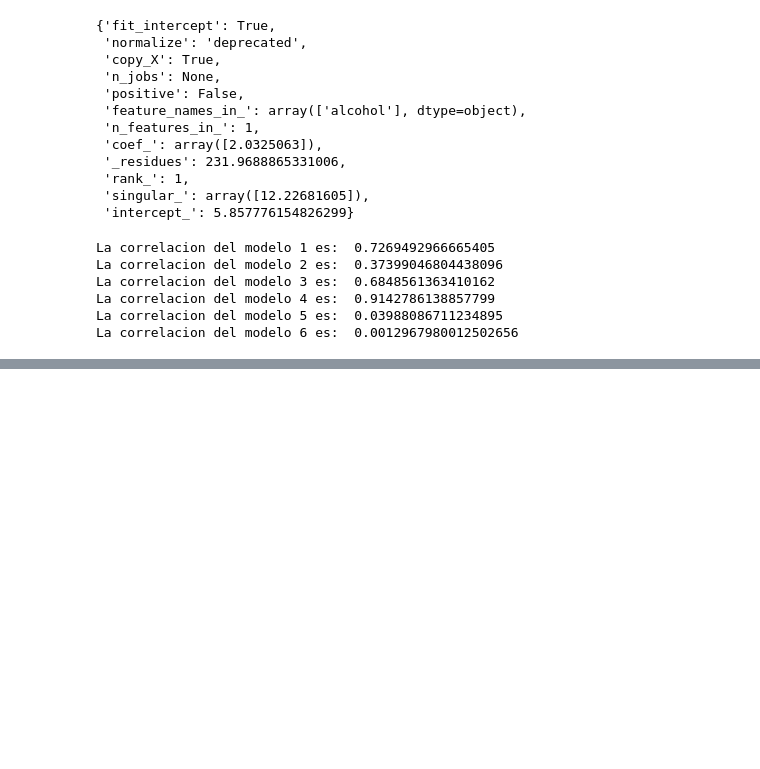
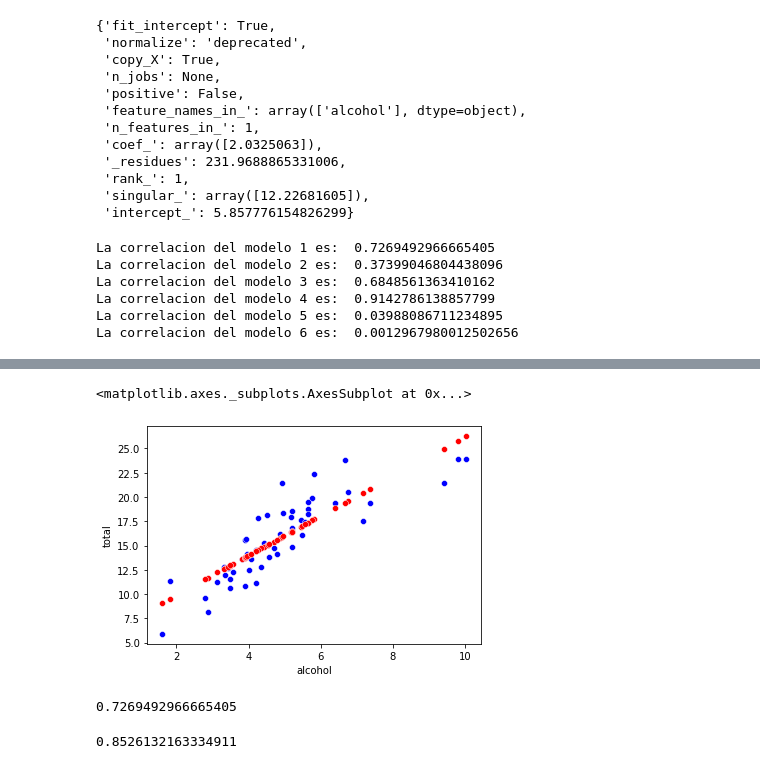
Before and after one commit to ReginaAbedrop/TI3002C, a Jupyter notebook: Regresion_lineal.ipynb, the cells around one changed output, grey strips where cells are left out. Cells and saved outputs as stored; diff of their text form; code cells hidden in the pictures; blank space fills up the shorter version.

```diff
--- a/Regresion_lineal.ipynb
+++ b/Regresion_lineal.ipynb
@@ -119,0 +114,5 @@ La correlacion del modelo 6 es:  0.0012967980012502656
+# %%
+#Predecimos los valores de total de accidentes a partir de la variable "alcohol"
+#y_pred= model.predict(X=df[['alcohol', 'speeding']])
+y_pred= model1.predict(X=df[['alcohol']])
+y_pred
@@ -119,0 +131,4 @@ La correlacion del modelo 6 es:  0.0012967980012502656
+# %%
+#Insertamos la columna de predicciones en el DataFrame
+df.insert(0, 'Predicciones', y_pred)
+df
@@ -119,0 +153,20 @@ La correlacion del modelo 6 es:  0.0012967980012502656
+# %%
+#Visualizamos la gráfica comparativa entre el total real y el total predecido
+
+sns.scatterplot(x='alcohol', y='total', color="blue", data=df)
+sns.scatterplot(x='alcohol', y='Predicciones', color="red", data=df)
+#sns.lineplot(x='alcohol', y='Predicciones', color="red", data=df)
+# %% [output]
+<matplotlib.axes._subplots.AxesSubplot at 0x...>
+[figure, added]
+# %%
+#Corroboramos cual es el coeficiente de Determinación de nuestro modelo
+coef_Deter=model1.score(X=var_ind1, y=var_dep)
+coef_Deter
+# %% [output]
+0.7269492966665405
+# %%
+coef_Correl=np.sqrt(coef_Deter)
+coef_Correl
+# %% [output]
+0.8526132163334911
```
Also changed, not shown: parts of 12 cells of this notebook.
